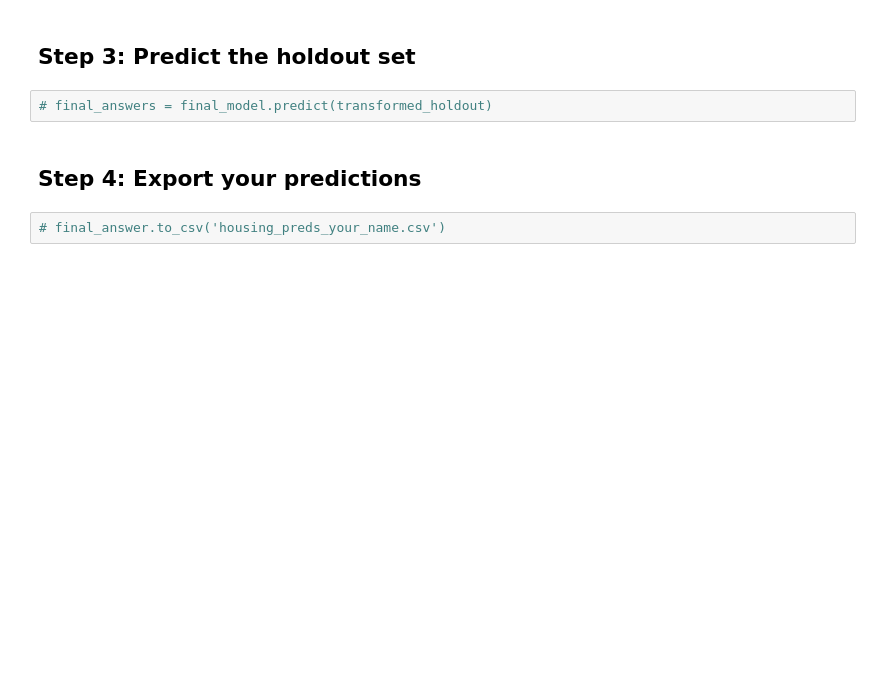
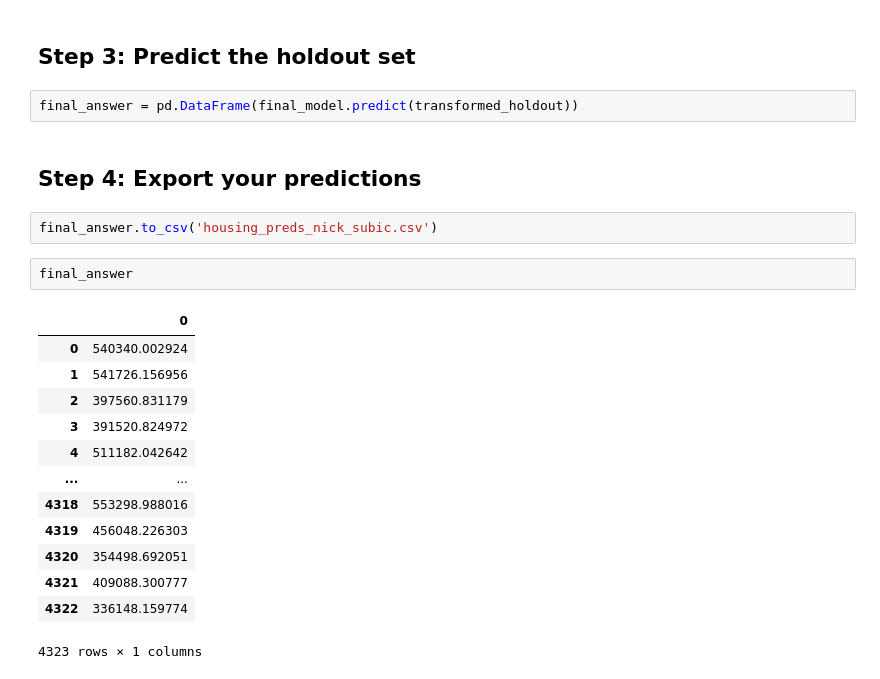
Before and after one commit to bagnine/KChousing, a Jupyter notebook: code/Predict_holdout.ipynb, the cells around one changed output. Saved outputs shown, nothing was run; the diff lists cells and outputs as text; blank space fills up the shorter version.

```diff
--- a/code/Predict_holdout.ipynb
+++ b/code/Predict_holdout.ipynb
@@ -40,8 +50,24 @@ holdout['adjprice'] = dc.price_adjust(data.price)
 # %% [markdown]
 ## Step 3: Predict the holdout set
 # %%
-# final_answers = final_model.predict(transformed_holdout)
+final_answer = pd.DataFrame(final_model.predict(transformed_holdout))
 # %% [markdown]
 ## Step 4: Export your predictions
-# %%
-# final_answer.to_csv('housing_preds_your_name.csv')
+# %%
+final_answer.to_csv('housing_preds_nick_subic.csv')
+# %%
+final_answer
+# %% [output]
+|  | 0 |
+| 0 | 540340.002924 |
+| 1 | 541726.156956 |
+| 2 | 397560.831179 |
+| 3 | 391520.824972 |
+| 4 | 511182.042642 |
+| ... | ... |
+| 4318 | 553298.988016 |
+| 4319 | 456048.226303 |
+| 4320 | 354498.692051 |
+| 4321 | 409088.300777 |
+| 4322 | 336148.159774 |
+4323 rows × 1 columns
```
Also changed, not shown: parts of 5 cells of this notebook, 4 other files.
